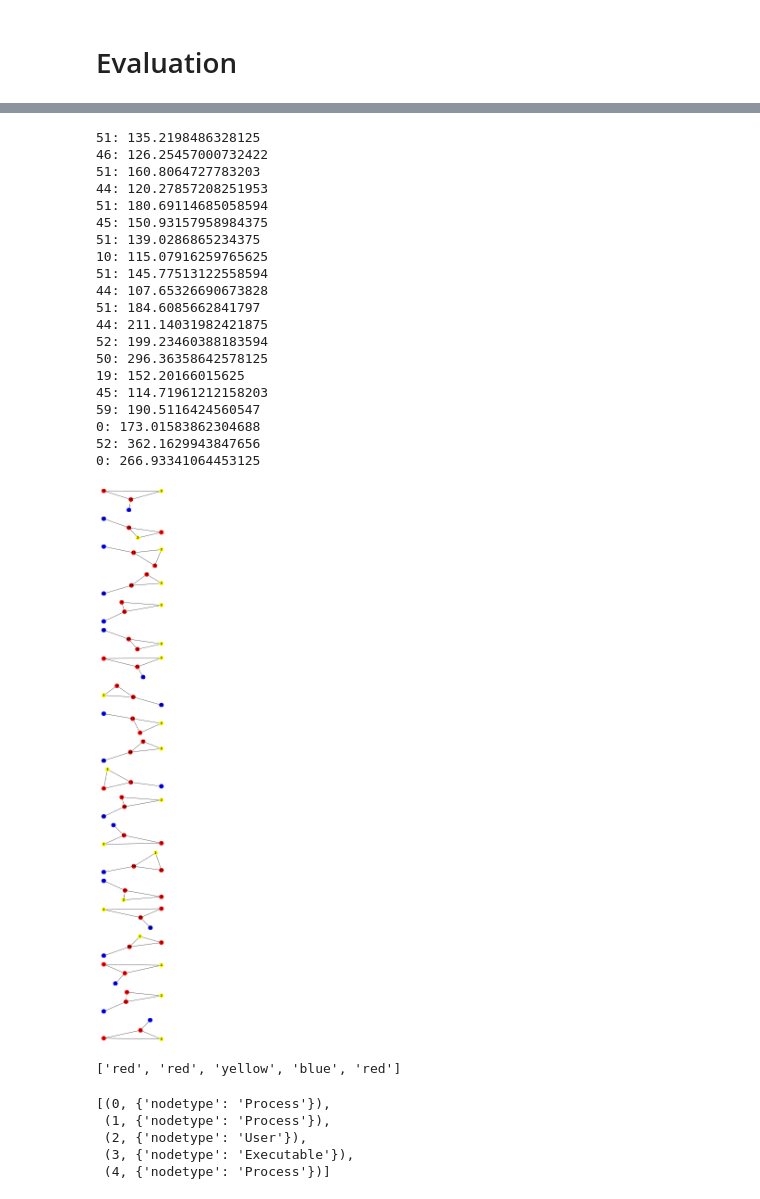
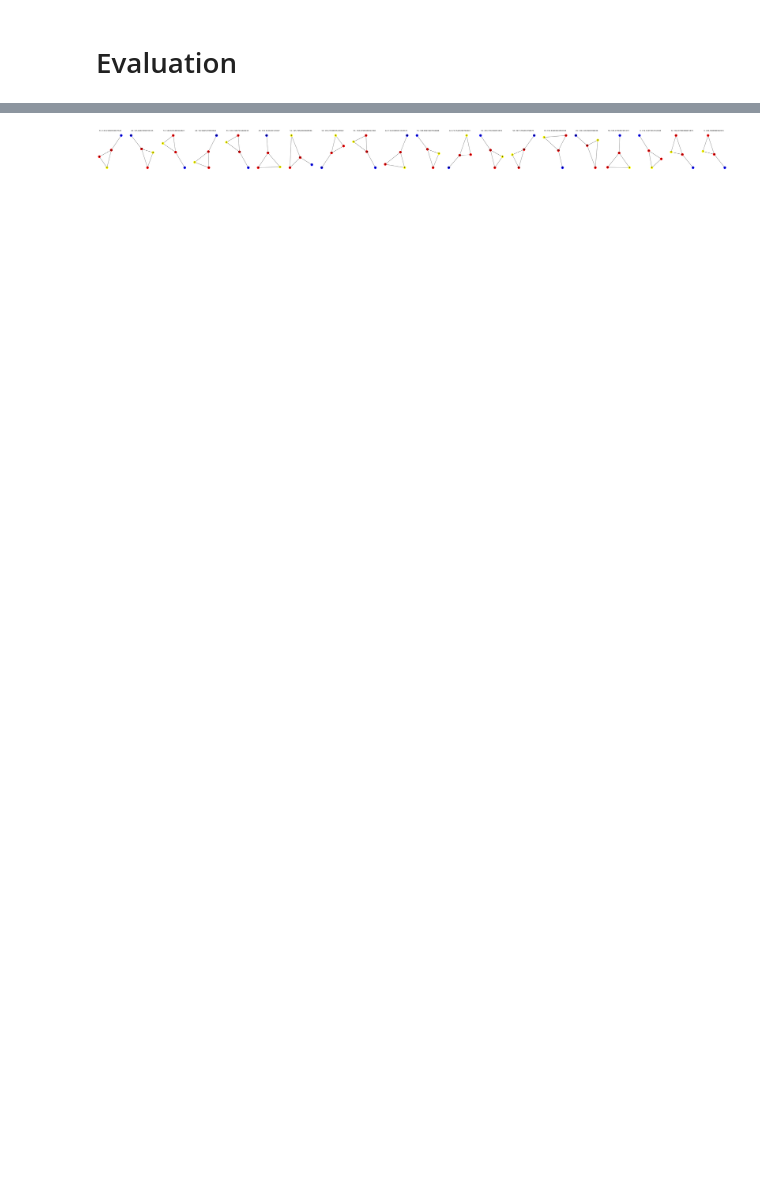
Before and after one commit to YC0806/2023-Yuchen, a Jupyter notebook: TGAE2_GRUConv.ipynb, the cells around one changed output, grey strips where cells are left out. Drawn from its saved outputs; the diff is of its cells as text; code cells hidden in the pictures; blank space fills up the shorter version.

```diff
--- a/TGAE2_GRUConv.ipynb
+++ b/TGAE2_GRUConv.ipynb
@@ -716,10 +731,10 @@ model = torch.load(
 # %%
-# model = TGAE(
-#     in_channels=IN_CHANNELS,
-#     out_channels=32,
-#     embed_layers=[128,256,512,256],
-#     decide_layers=[512,256,128],
-# )
+model = TGAE(
+    in_channels=IN_CHANNELS,
+    out_channels=32,
+    embed_layers=[128,256,512,256],
+    decide_layers=[512,256,128],
+)
 
 # loss_f = torch.nn.CrossEntropyLoss()
 loss_f = torch.nn.MSELoss(reduction = 'none')
@@ -905,17 +872,0 @@ plt.legend()
-# %%
-fig = plt.figure(figsize=(20,20))
-for i_signal,(signal, annotation, y) in enumerate(zip(signals_val, annotation_val, y_val)):
-    snapshot_losses = test_loop(signal, model, loss_f, optimizer, device)
-
-    ts_list = signal.ts_list
-    plt.subplot(len(signals_val)+1,1,i_signal+1)
-    plt.plot(ts_list,[np.sum(loss) for loss in snapshot_losses])
-    for ts, label in zip(ts_list, y):
-        if label == 1:
-            plt.axvline(x = ts, color = 'black', ls='--')
-    if annotation[0] == 'dos':
-        plt.axvline(x = float(annotation[1]), color = 'red', label = annotation[0])
-    if annotation[0] == 'privesc':
-        plt.axvline(x = float(annotation[1]), color = 'blue', label = annotation[0])
-# plt.show()
-plt.savefig(f'val_res_TGAE2_GRUConv_{GLOBAL_EPOCH}_{np.mean(history_train_list[-1]):.4f}_{np.mean(history_val_list[-1]):.4f}.png')
@@ -982,68 +919,41 @@ node_attr = signal.node_attr
 node_flag = signal.node_flag
 
 edge_index = signal.edge_index
 edge_flag = signal.edge_flag
 
 raw_node_attr = signal.raw_node_attr
+raw_edge_attr = signal.raw_edge_attr
+raw_edge_index = signal.raw_edge_index
+raw_edge_flag = signal.raw_edge_flag
 
 node_index_split = torch.tensor_split(signal.node_index, signal.node_flag)
 node_attr_split = torch.tensor_split(signal.node_attr, signal.node_flag)
 edge_index_split = torch.tensor_split(signal.edge_index, signal.edge_flag, dim=1)
 
+raw_edge_index_split = torch.tensor_split(signal.raw_edge_index, signal.raw_edge_flag, dim=1)
+raw_edge_attr_split = np.split(signal.raw_edge_attr, signal.raw_edge_flag)
 node_type_split = np.split(raw_node_attr[node_index],node_flag)
 
 color_map = {
     'Process':'red',
     'User':'yellow',
     'Executable':'blue',
     'Socket':'green',
     'File':'orange',
 }
 
 snapshot_list = []
-plt.figure(figsize=(5,40))
+fig = plt.figure(figsize=(80,5))
 for i_snapshot in range(signal.snapshot_count):
 
     i_node = np.argmax(snapshot_losses[i_snapshot])
-    print(f"{i_node}: {snapshot_losses[i_snapshot][i_node]}")
     G = nx.Graph()
     _nodes = [(i_node, {'nodetype':nodetype[0]}) for i_node, nodetype in zip(list(range(node_index_split[i_snapshot].shape[0])), node_type_split[i_snapshot])]
     G.add_nodes_from(_nodes)
     G.add_edges_from(edge_index_split[i_snapshot].T.tolist())
-    _subgraph = G.subgraph([i_node]+list(G.neighbors(i_node)))
-    plt.subplot(signal.snapshot_count,1,i_snapshot+1)
-    nx.draw(_subgraph, with_labels=True, font_weight='bold',node_color=[color_map[node[1]['nodetype']] for node in _subgraph.nodes(data=True)])
+    _subgraph_1 = G.subgraph([i_node]+list(G.neighbors(i_node)))
+    ax = fig.add_subplot(1,signal.snapshot_count,i_snapshot+1)
+    ax.set_title(f"{i_node}: {snapshot_losses[i_snapshot][i_node]}")
+    nx.draw(_subgraph_1, with_labels=True, font_weight='bold',node_color=[color_map[node[1]['nodetype']] for node in _subgraph_1.nodes(data=True)])
 # %% [output]
-51: 135.2198486328125
-46: 126.25457000732422
-51: 160.8064727783203
-44: 120.27857208251953
-51: 180.69114685058594
-45: 150.93157958984375
-51: 139.0286865234375
-10: 115.07916259765625
-51: 145.77513122558594
-44: 107.65326690673828
-51: 184.6085662841797
-44: 211.14031982421875
-52: 199.23460388183594
-50: 296.36358642578125
-19: 152.20166015625
-45: 114.71961212158203
-59: 190.5116424560547
-0: 173.01583862304688
-52: 362.1629943847656
-0: 266.93341064453125
-[figure, old version]
+[figure, new version]
-# %%
-[color_map[node[1]['nodetype']] for node in _subgraph.nodes(data=True)]
-# %% [output]
-['red', 'red', 'yellow', 'blue', 'red']
-# %%
-[node for node in _subgraph.nodes(data=True)]
-# %% [output]
-[(0, {'nodetype': 'Process'}),
- (1, {'nodetype': 'Process'}),
- (2, {'nodetype': 'User'}),
- (3, {'nodetype': 'Executable'}),
- (4, {'nodetype': 'Process'})]
```
Also changed, not shown: parts of 23 cells of this notebook.
